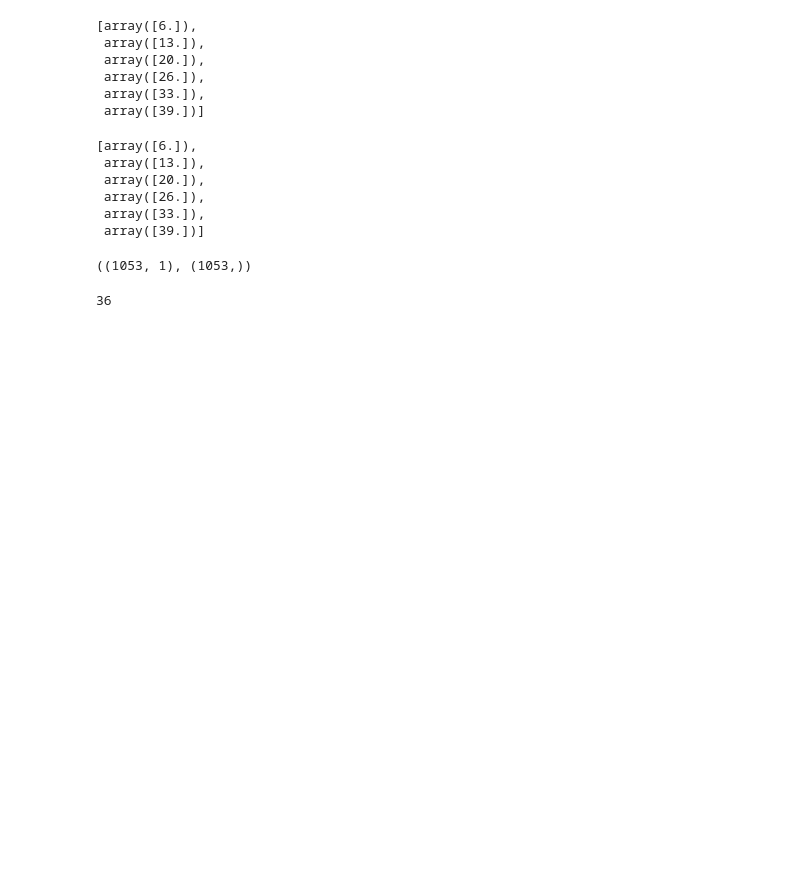
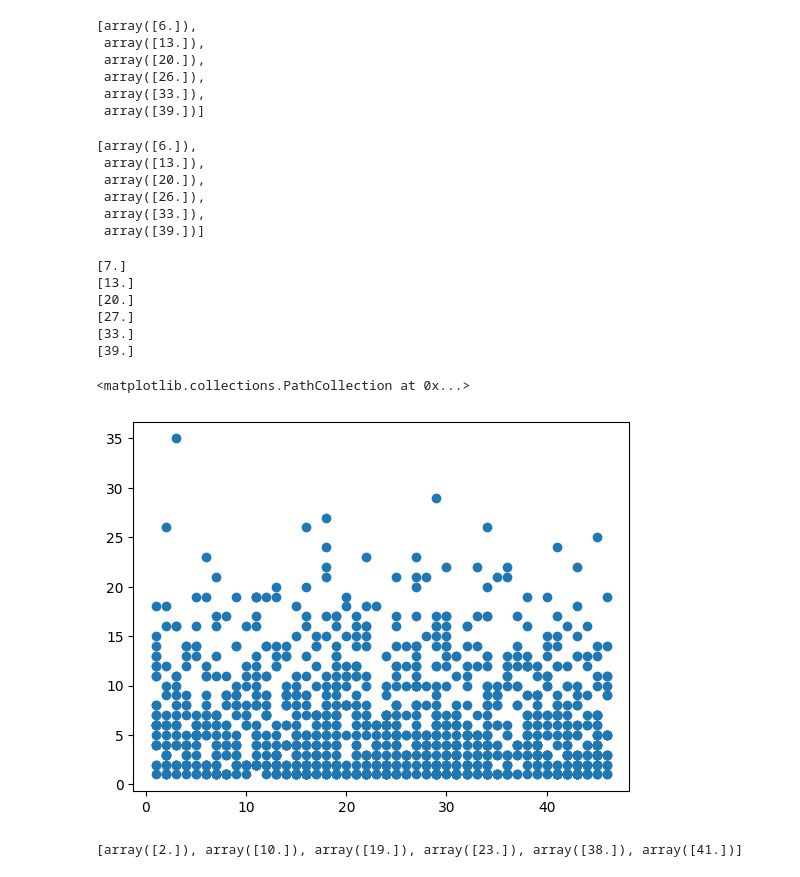
Before and after one commit to leekyuyoung20221226/python, a Jupyter notebook: 머신러닝2_18일차.ipynb, the cells around one changed output. Drawn from its saved outputs; the diff is of its cells as text; code cells hidden in the pictures; blank space fills up the shorter version.

```diff
--- a/머신러닝2_18일차.ipynb
+++ b/머신러닝2_18일차.ipynb
@@ -120,8 +121,19 @@ def model1(x,y):
 # %%
-model1
+print ( np.round(model1(x_1,yy_1)) )
+print ( np.round(model1(x_2,yy_2)) )
+print ( np.round(model1(x_3,yy_3)) )
+print ( np.round(model1(x_4,yy_4)) )
+print ( np.round(model1(x_5,yy_5)) )
+print ( np.round(model1(x_6,yy_6)) )
 # %% [output]
-((1053, 1), (1053,))
+[7.]
+[13.]
+[20.]
+[27.]
+[33.]
+[39.]
 # %%
-int_gen.rvs()
+plt.scatter(x_1,yy_1)
 # %% [output]
-36
+<matplotlib.collections.PathCollection at 0x...>
+[figure, added]
@@ -127,0 +179,4 @@ int_gen.rvs()
+# %%
+print(model2())
+# %% [output]
+[array([2.]), array([10.]), array([19.]), array([23.]), array([38.]), array([41.])]
```
Also changed, not shown: parts of 12 cells of this notebook.
